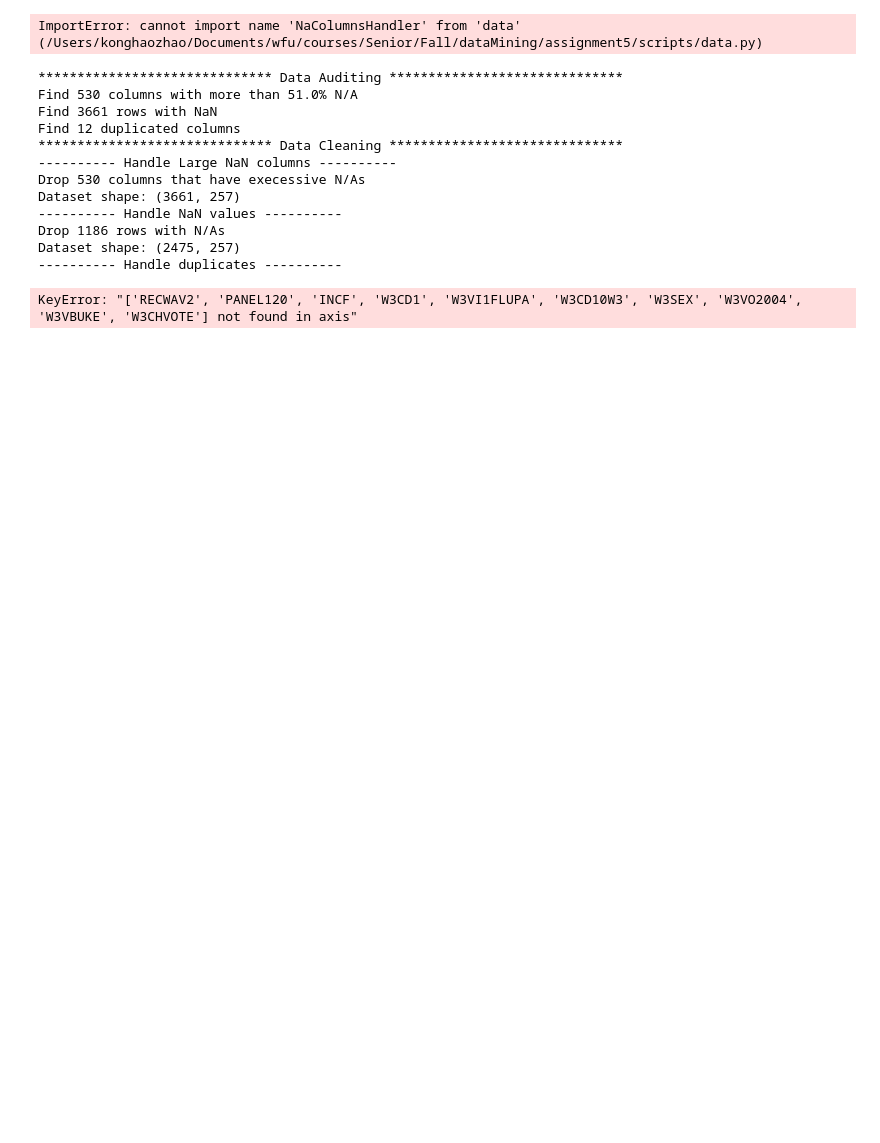
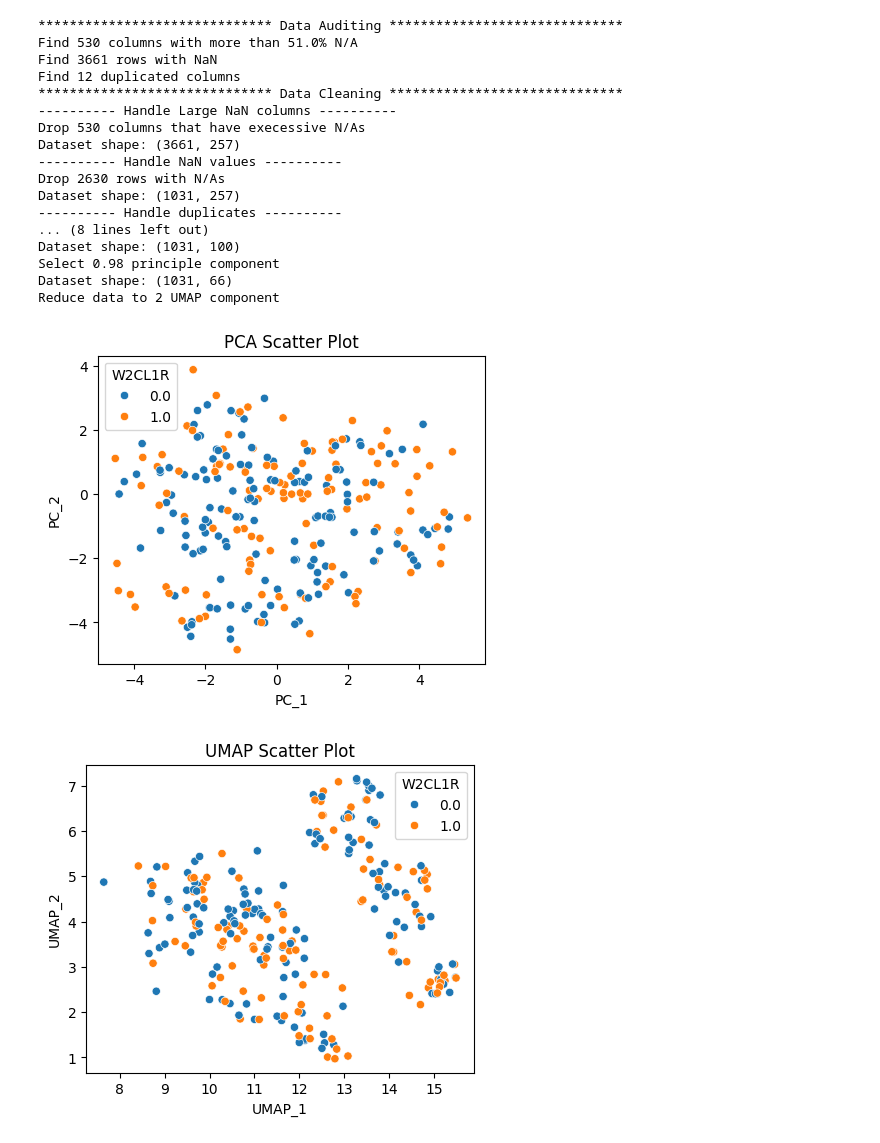
Before and after one commit to SheltonZhaoK/Mitigating-Batch-Effects-and-Enhancing-Cooperativeness-Classification-in-Human-Survey-Data, a Jupyter notebook: scripts/assignment5.ipynb, the cells around one changed output. Drawn from its saved outputs; the diff is of its cells as text; code cells hidden in the pictures; blank space fills up the shorter version.

Commit message:
add readme, requirements.txt, and visualization

```diff
--- a/scripts/assignment5.ipynb
+++ b/scripts/assignment5.ipynb
@@ -9,14 +9,15 @@
 # -----------------------------------------------------------
 # %%
 import warnings, os
+
 import pandas as pd
+import matplotlib.pyplot as plt
+import seaborn as sns
 import urllib.request as ur
 
 from sklearn.pipeline import Pipeline
-
-from dataObject import NaColumnsHandler, NaHandler, duplicateHandler, rowOutlierChecker, correlatedFeatureRemover, normalizer, variableFeaturesSelector, pca, audit_data
+from dataObject import (NaColumnsHandler, NaHandler, duplicateHandler, rowOutlierChecker, correlatedFeatureRemover,
+                        normalizer, variableFeaturesSelector, pcaReducer, audit_data, umapReducer)
-# %% [output]
-ImportError: cannot import name 'NaColumnsHandler' from 'data' (/Users/konghaozhao/Documents/wfu/courses/Senior/Fall/dataMining/assignment5/scripts/data.py)
 # %%
 ################################### read data ###################################
 label = "W2CL1R"
@@ -40,13 +41,19 @@ data = data.drop(columns=[label])
 
 #################################### features processing ###################################
 print(f"{'*'*30} Select Features {'*'*30}")
-feature_selector = Pipeline([
+pc_feature_selector = Pipeline([
                     ("correlatedFeatureRemover", correlatedFeatureRemover(upperBound=0.98)),
                     ("normalizer", normalizer(lowerBound=-1,upperBound=1)),
                     ("variableFeaturesSelector", variableFeaturesSelector(numFeatures=100)),
-                    ("pca", pca(criteria=0.98))
+                    ("pca", pcaReducer(criteria=0.98))
                     ])
-data = feature_selector.fit_transform(data)
+
+umap_feature_selector = Pipeline([
+                    ("umap", umapReducer())
+                    ])
+
+pca_data = pc_feature_selector.fit_transform(data)
+umap_data = umap_feature_selector.fit_transform(pca_data)
 # %% [output]
 ****************************** Data Auditing ******************************
 Find 530 columns with more than 51.0% N/A
@@ -57,7 +64,28 @@ Find 12 duplicated columns
 Drop 530 columns that have execessive N/As
 Dataset shape: (3661, 257)
 ---------- Handle NaN values ----------
-Drop 1186 rows with N/As
-Dataset shape: (2475, 257)
+Drop 2630 rows with N/As
+Dataset shape: (1031, 257)
 ---------- Handle duplicates ----------
+... (8 lines left out)
+Dataset shape: (1031, 100)
+Select 0.98 principle component
+Dataset shape: (1031, 66)
+Reduce data to 2 UMAP component
-KeyError: "['RECWAV2', 'PANEL120', 'INCF', 'W3CD1', 'W3VI1FLUPA', 'W3CD10W3', 'W3SEX', 'W3VO2004', 'W3VBUKE', 'W3CHVOTE'] not found in axis"
+# %%
+pca_df = pd.concat([pca_data, target.reset_index(drop=True)], axis=1)
+umap_df = pd.concat([umap_data, target.reset_index(drop=True)], axis=1)
+
+plt.figure(figsize=(5, 4))
+sns.scatterplot(data=pca_df, x='PC_1', y='PC_2', hue=label)
+plt.title('PCA Scatter Plot')
+plt.show()
+
+# Plot UMAP Data
+plt.figure(figsize=(5, 4))
+sns.scatterplot(data=umap_df, x='UMAP_1', y='UMAP_2', hue=label)
+plt.title('UMAP Scatter Plot')
+plt.show()
+# %% [output]
+[figure, added]
+[figure, added]
```
Also changed, not shown: 5 other files.
